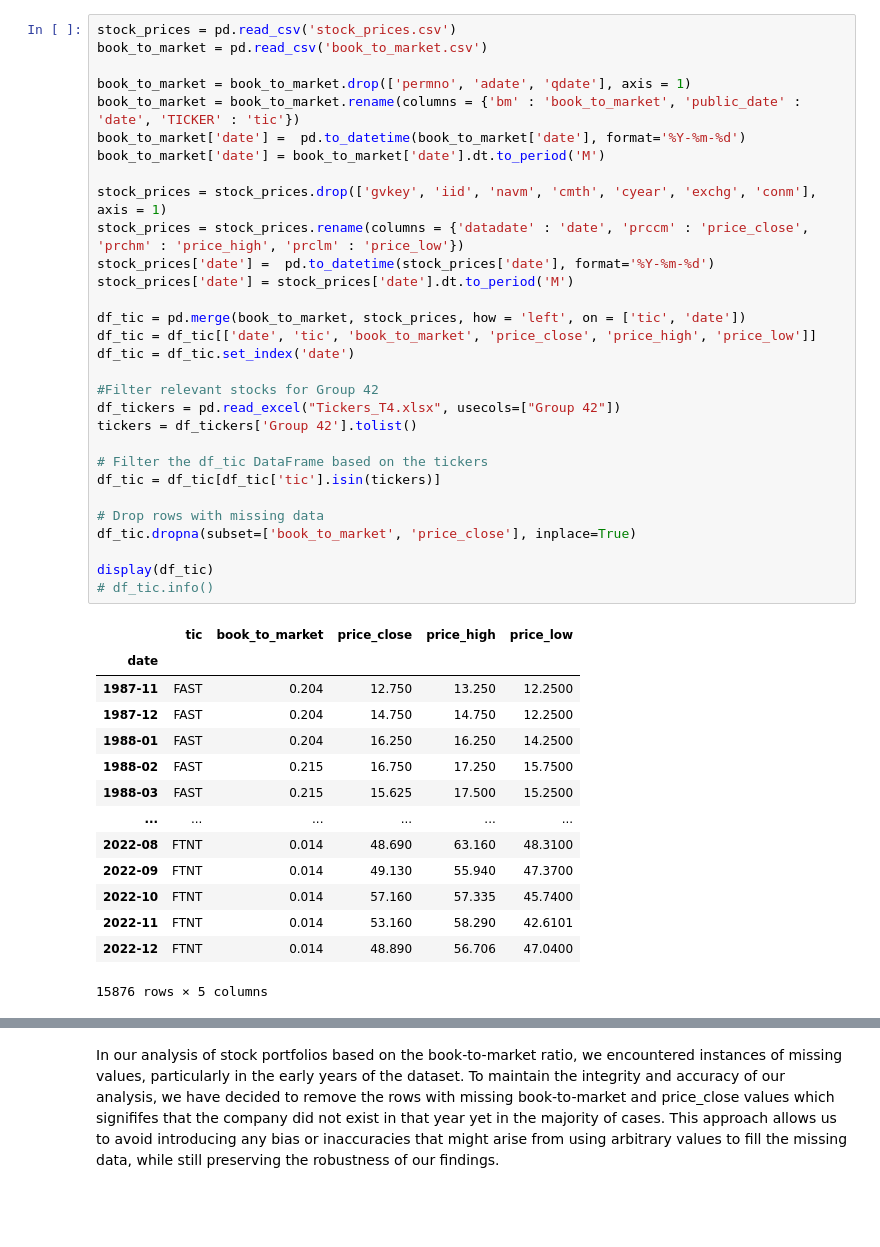
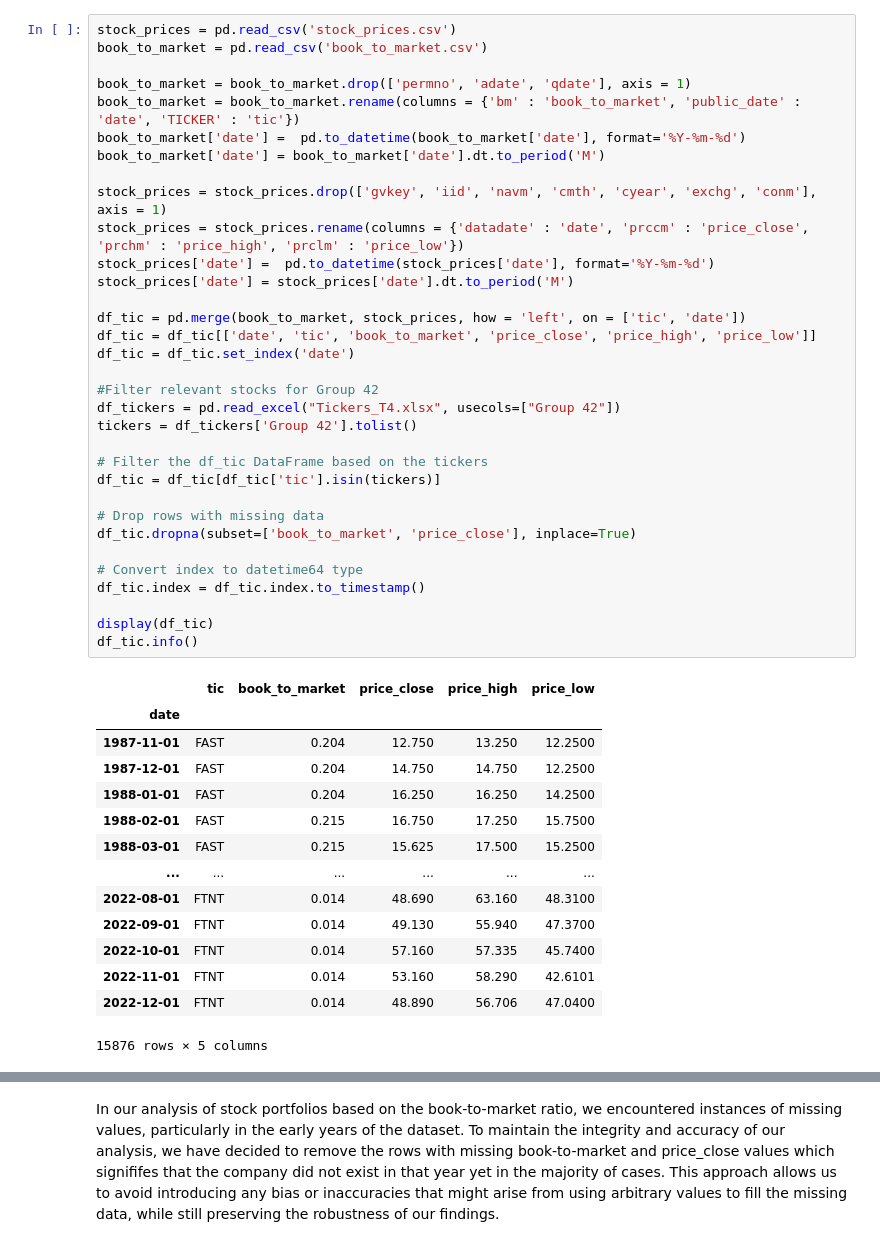
Before and after one commit to InesDew/NOVA-Asset-Management, a Jupyter notebook: Solution.ipynb, the cells around one changed output, grey strips where cells are left out. Drawn from its saved outputs; the diff is of its cells as text; blank space fills up the shorter version.

```diff
--- a/Solution.ipynb
+++ b/Solution.ipynb
@@ -12,43 +15,46 @@ stock_prices = pd.read_csv('stock_prices.csv')
 book_to_market = pd.read_csv('book_to_market.csv')
 
 book_to_market = book_to_market.drop(['permno', 'adate', 'qdate'], axis = 1)
 book_to_market = book_to_market.rename(columns = {'bm' : 'book_to_market', 'public_date' : 'date', 'TICKER' : 'tic'})
 book_to_market['date'] =  pd.to_datetime(book_to_market['date'], format='%Y-%m-%d')
 book_to_market['date'] = book_to_market['date'].dt.to_period('M')
 
 stock_prices = stock_prices.drop(['gvkey', 'iid', 'navm', 'cmth', 'cyear', 'exchg', 'conm'], axis = 1)
 stock_prices = stock_prices.rename(columns = {'datadate' : 'date', 'prccm' : 'price_close', 'prchm' : 'price_high', 'prclm' : 'price_low'})
 stock_prices['date'] =  pd.to_datetime(stock_prices['date'], format='%Y-%m-%d')
 stock_prices['date'] = stock_prices['date'].dt.to_period('M')
 
 df_tic = pd.merge(book_to_market, stock_prices, how = 'left', on = ['tic', 'date'])
 df_tic = df_tic[['date', 'tic', 'book_to_market', 'price_close', 'price_high', 'price_low']]
 df_tic = df_tic.set_index('date')
 
 #Filter relevant stocks for Group 42
 df_tickers = pd.read_excel("Tickers_T4.xlsx", usecols=["Group 42"])
 tickers = df_tickers['Group 42'].tolist()
 
 # Filter the df_tic DataFrame based on the tickers
 df_tic = df_tic[df_tic['tic'].isin(tickers)]
 
 # Drop rows with missing data
 df_tic.dropna(subset=['book_to_market', 'price_close'], inplace=True)
 
+# Convert index to datetime64 type
+df_tic.index = df_tic.index.to_timestamp()
+
 display(df_tic)
-# df_tic.info()
+df_tic.info()
 # %% [output]
 |  | tic | book_to_market | price_close | price_high | price_low |
 | date |  |  |  |  |  |
-| 1987-11 | FAST | 0.204 | 12.750 | 13.250 | 12.2500 |
-| 1987-12 | FAST | 0.204 | 14.750 | 14.750 | 12.2500 |
-| 1988-01 | FAST | 0.204 | 16.250 | 16.250 | 14.2500 |
-| 1988-02 | FAST | 0.215 | 16.750 | 17.250 | 15.7500 |
-| 1988-03 | FAST | 0.215 | 15.625 | 17.500 | 15.2500 |
+| 1987-11-01 | FAST | 0.204 | 12.750 | 13.250 | 12.2500 |
+| 1987-12-01 | FAST | 0.204 | 14.750 | 14.750 | 12.2500 |
+| 1988-01-01 | FAST | 0.204 | 16.250 | 16.250 | 14.2500 |
+| 1988-02-01 | FAST | 0.215 | 16.750 | 17.250 | 15.7500 |
+| 1988-03-01 | FAST | 0.215 | 15.625 | 17.500 | 15.2500 |
 | ... | ... | ... | ... | ... | ... |
-| 2022-08 | FTNT | 0.014 | 48.690 | 63.160 | 48.3100 |
-| 2022-09 | FTNT | 0.014 | 49.130 | 55.940 | 47.3700 |
-| 2022-10 | FTNT | 0.014 | 57.160 | 57.335 | 45.7400 |
-| 2022-11 | FTNT | 0.014 | 53.160 | 58.290 | 42.6101 |
-| 2022-12 | FTNT | 0.014 | 48.890 | 56.706 | 47.0400 |
+| 2022-08-01 | FTNT | 0.014 | 48.690 | 63.160 | 48.3100 |
+| 2022-09-01 | FTNT | 0.014 | 49.130 | 55.940 | 47.3700 |
+| 2022-10-01 | FTNT | 0.014 | 57.160 | 57.335 | 45.7400 |
+| 2022-11-01 | FTNT | 0.014 | 53.160 | 58.290 | 42.6101 |
+| 2022-12-01 | FTNT | 0.014 | 48.890 | 56.706 | 47.0400 |
 15876 rows × 5 columns
```
Also changed, not shown: parts of 9 cells of this notebook.
